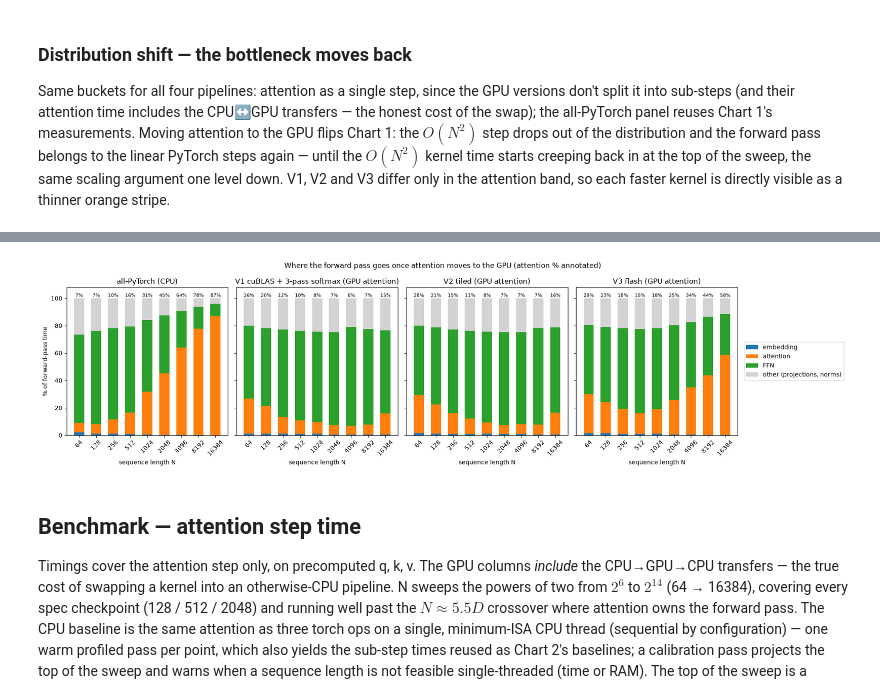
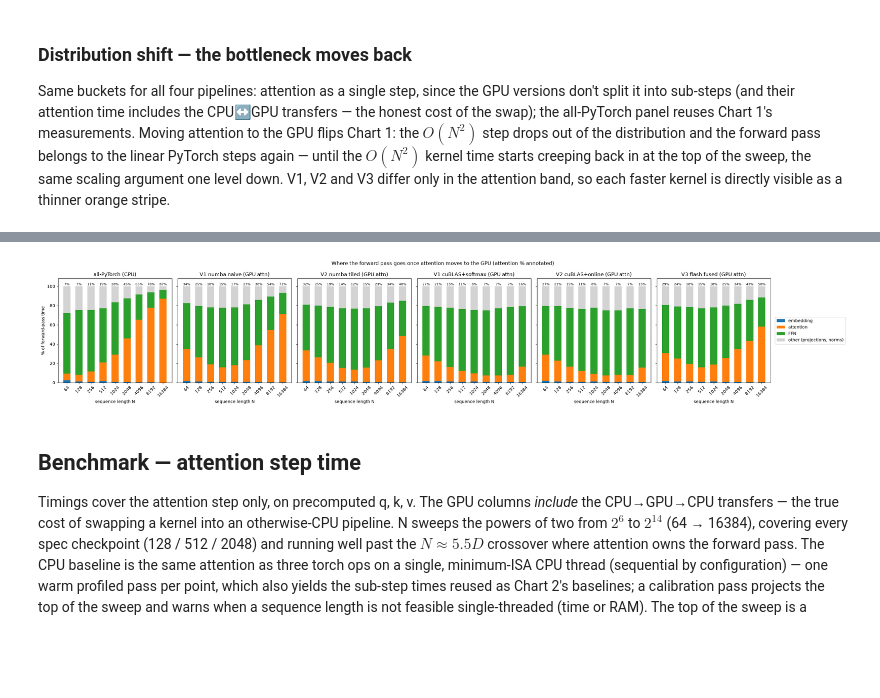
Before and after one commit to LtnLinh/Transformer-Attention-Mechanism, a Jupyter notebook: demo.ipynb, the cells around one changed output, grey strips where cells are left out. Drawn from its saved outputs; the diff is of its cells as text; code cells hidden in the pictures; blank space fills up the shorter version.

```diff
--- a/demo.ipynb
+++ b/demo.ipynb
@@ -203,9 +219,11 @@ if cuda.is_available():
         {"1_embedding": p["1_embedding"],
          "2_attention_total": sum(p[s] for s in bench.ATTN_STEPS),
          "3_ffn": p["3_ffn"], "other": p["other"]} for p in pcts]}
-    for title, m in (("V1 cuBLAS + 3-pass softmax (GPU attention)", GpuV1().eval()),
-                     ("V2 tiled (GPU attention)", GpuV2().eval()),
-                     ("V3 flash (GPU attention)", GpuV3().eval())):
+    for title, m in (("V1 numba naive (GPU attn)", GpuV1Numba().eval()),
+                     ("V2 numba tiled (GPU attn)", GpuV2Numba().eval()),
+                     ("V1 cuBLAS+softmax (GPU attn)", GpuV1().eval()),
+                     ("V2 cuBLAS+online (GPU attn)", GpuV2().eval()),
+                     ("V3 flash fused (GPU attn)", GpuV3().eval())):
         dist[title] = [bench.step_percentages(m, n, steps=bench.STEPS_TOTAL)
                        for n in PROFILE_LENS]
     torch.cuda.empty_cache()  # drop the dead N x N blocks the GPU passes leave cached
@@ -216,7 +234,7 @@ if cuda.is_available():
     colors = {"1_embedding": "tab:blue", "2_attention_total": "tab:orange",
               "3_ffn": "tab:green", "other": "lightgray"}
 
-    fig, axes = plt.subplots(1, 4, figsize=(19, 5), sharey=True)
+    fig, axes = plt.subplots(1, 6, figsize=(27, 5), sharey=True)
     xpos = np.arange(len(PROFILE_LENS))
     for ax, (title, ps) in zip(axes, dist.items()):
         bottom = np.zeros(len(PROFILE_LENS))
@@ -258,4 +276,4 @@ USDT:2026-08-05 09:19:20 903506:903506 ActivityProfilerController.cpp:455] profi
-[figure, old version]
+[figure, new version]
 # %% [markdown]
 ## Benchmark — attention step time
 
```
Also changed, not shown: parts of 15 cells of this notebook, 5 other files.
